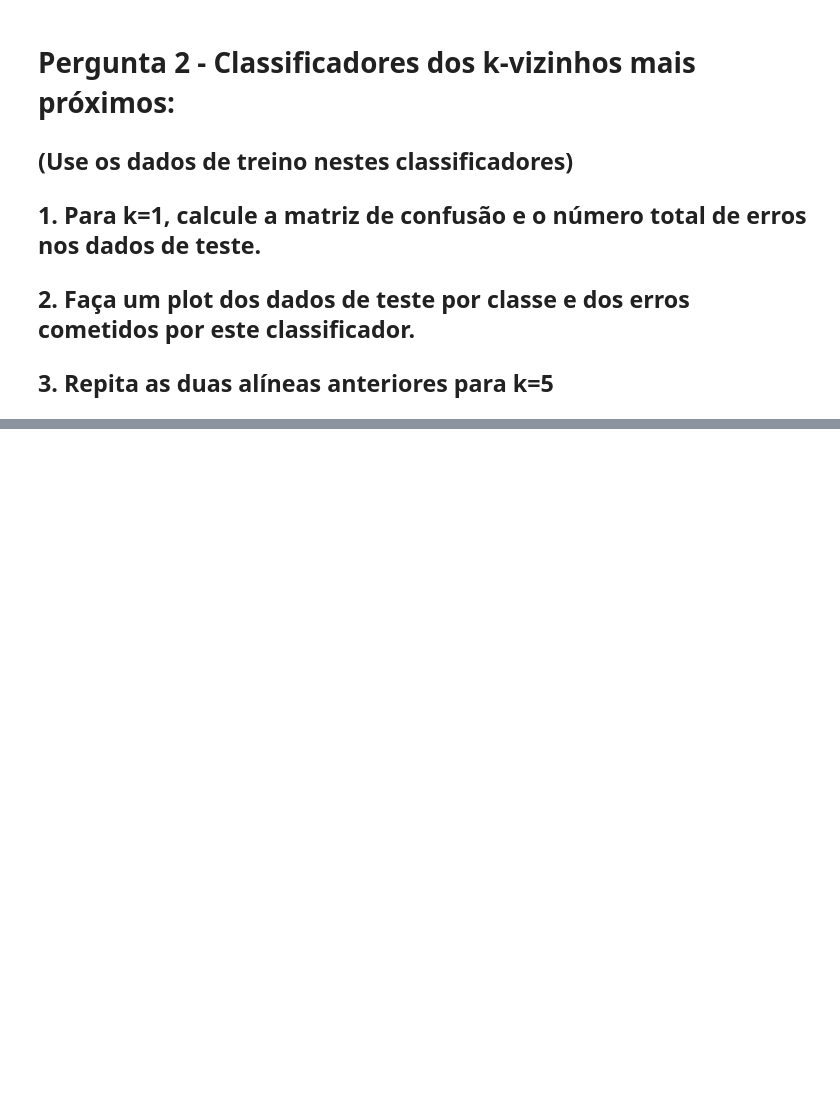
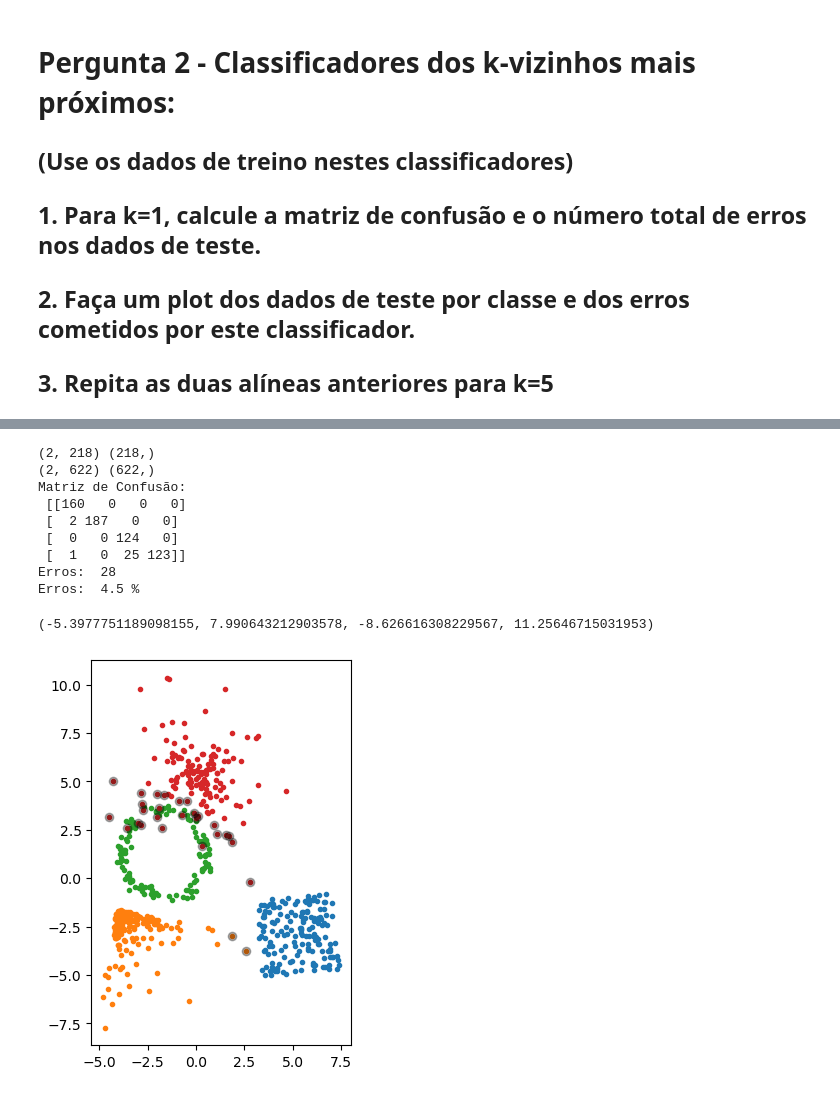
Before and after one commit to AnaSofOliveira/AA-22-23, a Jupyter notebook: _old/Laboratorios/Lab2/progsLab2.ipynb, the cells around one changed output, grey strips where cells are left out. Drawn from its saved outputs; the diff is of its cells as text; code cells hidden in the pictures; blank space fills up the shorter version.

Commit message:
Treino laboratorio 2

```diff
--- a/_old/Laboratorios/Lab2/progsLab2.ipynb
+++ b/_old/Laboratorios/Lab2/progsLab2.ipynb
@@ -203,0 +222,38 @@ ValueError: Found input variables with inconsistent numbers of samples: [2, 218]
+# %%
+k = 5
+
+print(X_treino.shape, y_treino.shape)
+print(X_teste.shape, y_teste.shape)
+
+kNN = KNeighborsClassifier(n_neighbors=k)
+
+kNN.fit(X_treino.T, y_treino)
+
+ye2 = kNN.predict(X_teste.T)
+
+
+CM = confusion_matrix(y_teste, ye)
+print("Matriz de Confusão: \n", CM)
+print("Erros: ", np.sum(y_teste != ye2))
+prob_erro = np.sum(y_teste != ye2) / y_teste.shape[0]
+print("Erros: ", np.round(prob_erro*100, 2), "%")
+
+plt.figure(figsize=(5, 5))
+plt.plot(X_teste[0, y_teste==0], X_teste[1,y_teste==0], '.')
+plt.plot(X_teste[0, y_teste==1], X_teste[1,y_teste==1], '.')
+plt.plot(X_teste[0, y_teste==2], X_teste[1,y_teste==2], '.')
+plt.plot(X_teste[0, y_teste==3], X_teste[1,y_teste==3], '.')
+plt.plot(X_teste[0,y_teste!=ye2], X_teste[1,y_teste!=ye2],'ok',alpha=.3)
+plt.axis('scaled')
+# %% [output]
+(2, 218) (218,)
+(2, 622) (622,)
+Matriz de Confusão:
+ [[160   0   0   0]
+ [  2 187   0   0]
+ [  0   0 124   0]
+ [  1   0  25 123]]
+Erros:  28
+Erros:  4.5 %
+(-5.3977751189098155, 7.990643212903578, -8.626616308229567, 11.25646715031953)
+[figure, added]
```
Also changed, not shown: parts of 3 cells of this notebook, 1 other file.
